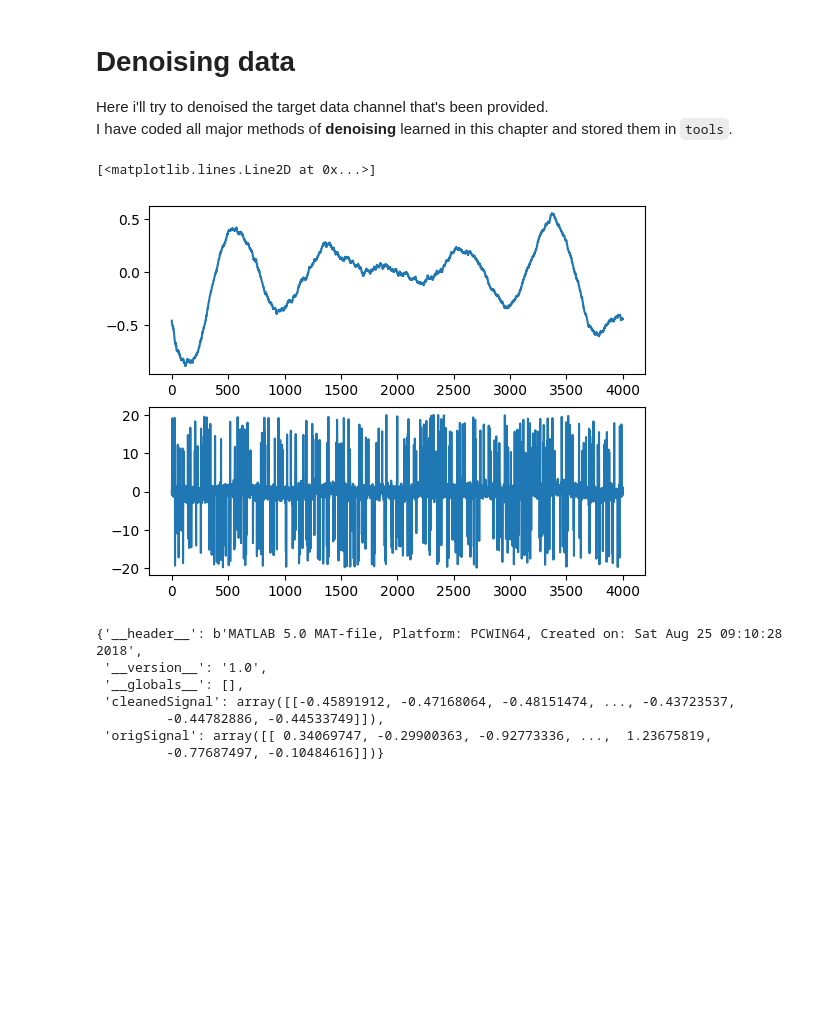
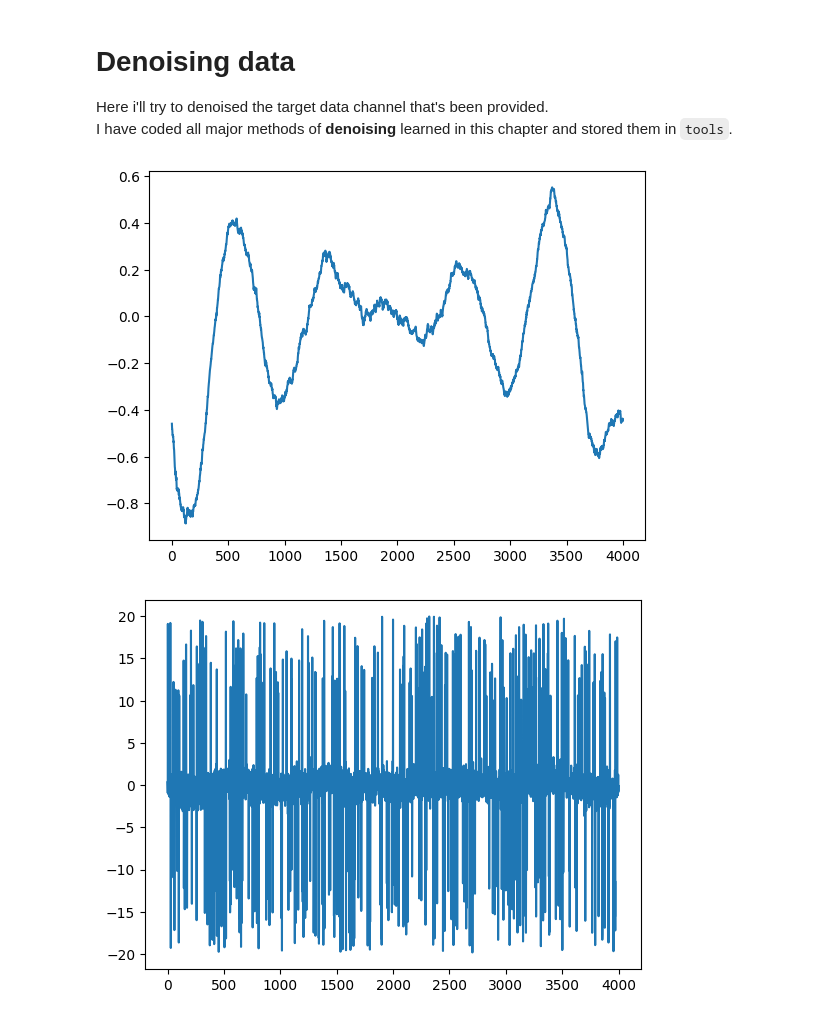
Before and after one commit to AndreaMariani-AM/DSG, a Jupyter notebook: notebooks/02_ts_denoising.ipynb, the cells around one changed output. Saved outputs shown, nothing was run; the diff lists cells and outputs as text; code cells hidden in the pictures; blank space fills up the shorter version.

```diff
--- a/notebooks/02_ts_denoising.ipynb
+++ b/notebooks/02_ts_denoising.ipynb
@@ -14,23 +14,14 @@ I have coded all major methods of **denoising** learned in this chapter and stor
 # %%
 # Load signal
 mat = scipy.io.loadmat("SignalProcessing/TimeSeriesDenoising/denoising_codeChallenge.mat")
 
+#%matplotlib widget
 # Show how the processed singal should look like
-plt.subplot(211)
 plt.plot(range(len(mat['cleanedSignal'][0])), mat['cleanedSignal'][0])
+plt.show()
 # Show the current raw signal
-plt.subplot(212)
 plt.plot(range(len(mat['origSignal'][0])), mat['origSignal'][0])
+plt.show()
 # %% [output]
-[<matplotlib.lines.Line2D at 0x...>]
-[figure, old version]
+[figure, new version]
+[figure, added]
-# %%
-mat
-# %% [output]
-{'__header__': b'MATLAB 5.0 MAT-file, Platform: PCWIN64, Created on: Sat Aug 25 09:10:28 2018',
- '__version__': '1.0',
- '__globals__': [],
- 'cleanedSignal': array([[-0.45891912, -0.47168064, -0.48151474, ..., -0.43723537,
-         -0.44782886, -0.44533749]]),
- 'origSignal': array([[ 0.34069747, -0.29900363, -0.92773336, ...,  1.23675819,
-         -0.77687497, -0.10484616]])}
```
Also changed, not shown: parts of 8 cells of this notebook, 4 other files.
